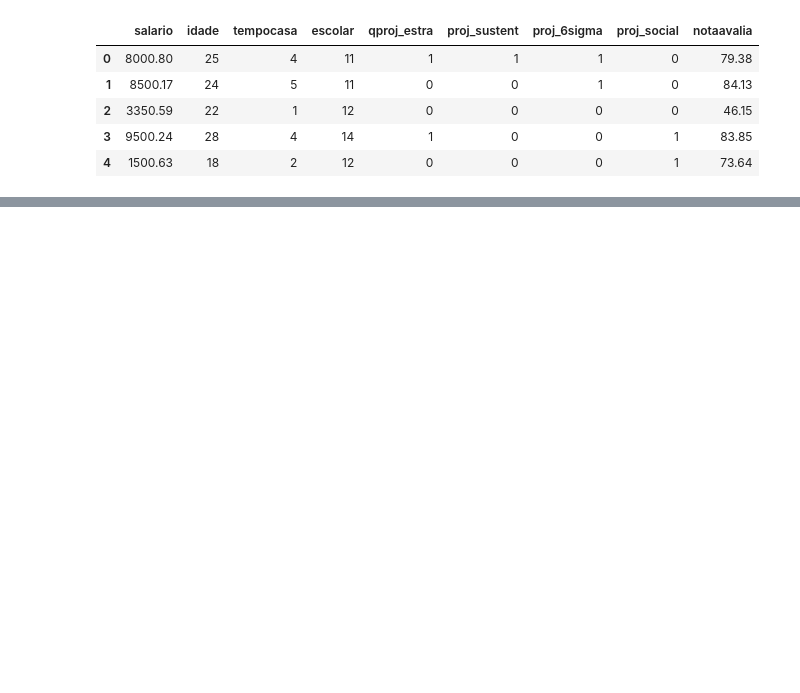
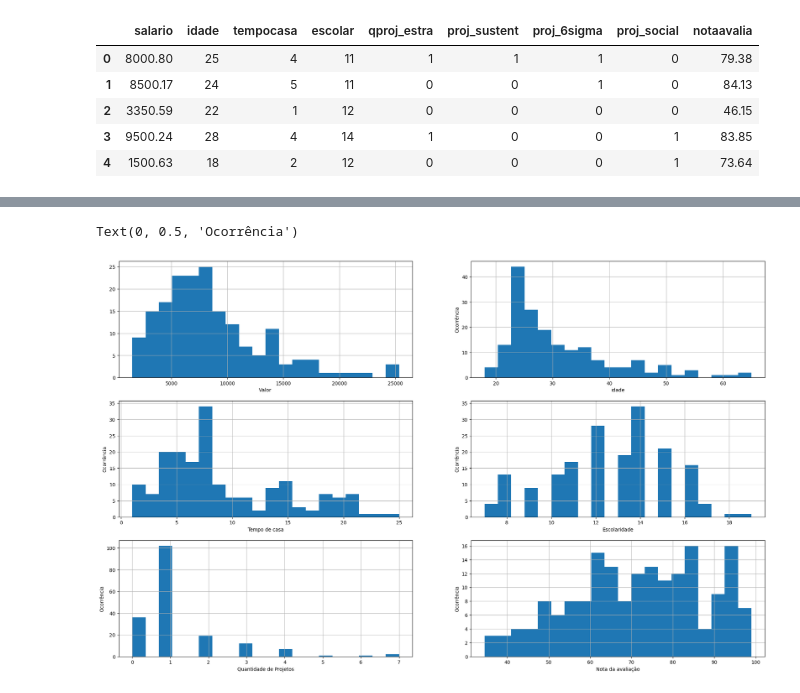
Before and after one commit to ghedin-alison/conceitos_ia, a Jupyter notebook: trabalho/analise_salario.ipynb, the cells around one changed output, grey strips where cells are left out. Drawn from its saved outputs; the diff is of its cells as text; code cells hidden in the pictures; blank space fills up the shorter version.

```diff
--- a/trabalho/analise_salario.ipynb
+++ b/trabalho/analise_salario.ipynb
@@ -69,0 +135,40 @@ salarios.head()
+# %%
+# avaliando a distribuicaoo de cada variavel numérica
+
+plt.figure(figsize=(24,20))
+
+
+plt.subplot(4, 2, 1)
+fig = salarios.salario.hist(bins=20)
+fig.set_xlabel('Valor ')
+
+plt.subplot(4, 2, 2)
+fig = salarios.idade.hist(bins=20)
+fig.set_xlabel('idade')
+fig.set_ylabel('Ocorrência')
+
+
+plt.subplot(4, 2, 3)
+fig = salarios.tempocasa.hist(bins=20)
+fig.set_xlabel('Tempo de casa')
+fig.set_ylabel('Ocorrência')
+
+
+plt.subplot(4, 2, 4)
+fig = salarios.escolar.hist(bins=20)
+fig.set_xlabel('Escolaridade')
+fig.set_ylabel('Ocorrência')
+
+
+plt.subplot(4, 2, 5)
+fig = salarios.qproj_estra.hist(bins=20)
+fig.set_xlabel('Quantidade de Projetos')
+fig.set_ylabel('Ocorrência')
+
+plt.subplot(4, 2, 6)
+fig = salarios.notaavalia.hist(bins=20)
+fig.set_xlabel('Nota da avaliação')
+fig.set_ylabel('Ocorrência')
+# %% [output]
+Text(0, 0.5, 'Ocorrência')
+[figure, added]
```
Also changed, not shown: parts of 12 cells of this notebook, 1 other file.
